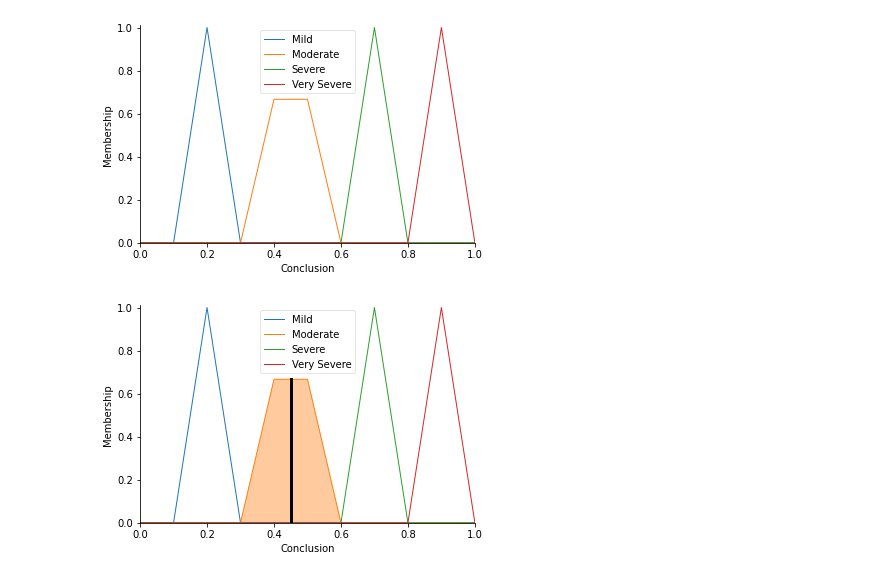
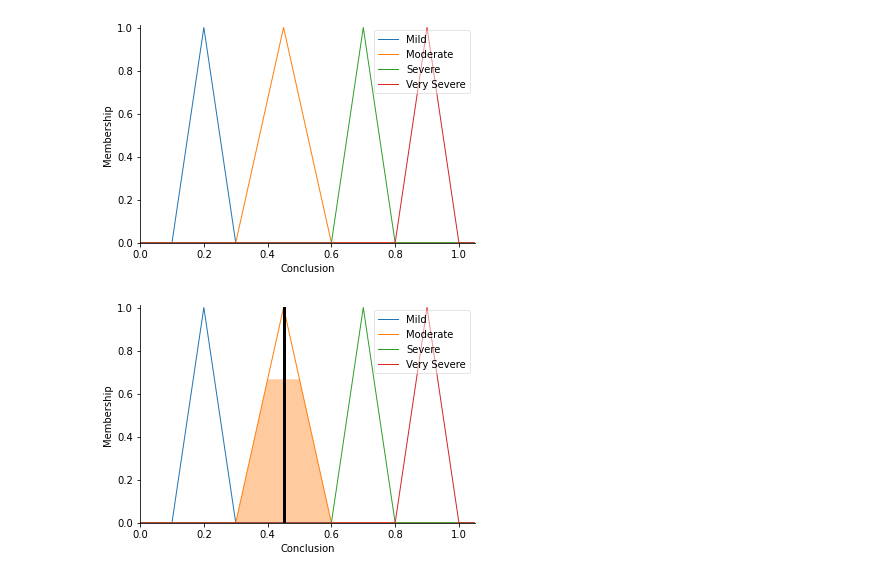
Before and after one commit to ZungLV/AI, a Jupyter notebook: AI_LeVietDung_20146237_W5.ipynb, the cells around one changed output. Cells and saved outputs as stored; diff of their text form; code cells hidden in the pictures.

```diff
--- a/AI_LeVietDung_20146237_W5.ipynb
+++ b/AI_LeVietDung_20146237_W5.ipynb
@@ -26,7 +26,7 @@ import matplotlib.pyplot as plt
 from skfuzzy import control as ctrl
 
 #tao bien dau vao Fever
-Fever = ctrl.Antecedent(np.arange(0,1.1,0.1),'Fever')
+Fever = ctrl.Antecedent(np.arange(0,1.1,0.05),'Fever')
 #tao gia tri cho tung phan tu Fever
 Fever['Mild']=fz.trimf(Fever.universe,[0.1,0.2,0.3])
 Fever['Moderate']=fz.trimf(Fever.universe,[0.3,0.45,0.6])
@@ -34,7 +34,7 @@ Fever['Severe']=fz.trimf(Fever.universe,[0.6,0.7,0.8])
 Fever['Very Severe']=fz.trimf(Fever.universe,[0.8,0.9,1])
 
 #tao bien dau vao Headache
-Headache = ctrl.Antecedent(np.arange(0,1.1,0.1),'Headache')
+Headache = ctrl.Antecedent(np.arange(0,1.1,0.05),'Headache')
 #tao gia tri cho tung phan tu Headache
 Headache['Mild']=fz.trimf(Headache.universe,[0.1,0.2,0.3])
 Headache['Moderate']=fz.trimf(Headache.universe,[0.3,0.45,0.6])
@@ -42,7 +42,7 @@ Headache['Severe']=fz.trimf(Headache.universe,[0.6,0.7,0.8])
 Headache['Very Severe']=fz.trimf(Headache.universe,[0.8,0.9,1])
 
 #tao bien dau vao Nausea
-Nausea = ctrl.Antecedent(np.arange(0,1.1,0.1),'Nausea')
+Nausea = ctrl.Antecedent(np.arange(0,1.1,0.05),'Nausea')
 #tao gia tri cho tung phan tu Nausea
 Nausea['Mild']=fz.trimf(Nausea.universe,[0.1,0.2,0.3])
 Nausea['Moderate']=fz.trimf(Nausea.universe,[0.3,0.45,0.6])
@@ -50,7 +50,7 @@ Nausea['Severe']=fz.trimf(Nausea.universe,[0.6,0.7,0.8])
 Nausea['Very Severe']=fz.trimf(Nausea.universe,[0.8,0.9,1])
 
 #tao bien dau vao Vomiting
-Vomiting = ctrl.Antecedent(np.arange(0,1.1,0.1),'Vomiting')
+Vomiting = ctrl.Antecedent(np.arange(0,1.1,0.05),'Vomiting')
 #tao gia tri cho tung phan tu Vomiting
 Vomiting['Mild']=fz.trimf(Vomiting.universe,[0.1,0.2,0.3])
 Vomiting['Moderate']=fz.trimf(Vomiting.universe,[0.3,0.45,0.6])
@@ -58,7 +58,7 @@ Vomiting['Severe']=fz.trimf(Vomiting.universe,[0.6,0.7,0.8])
 Vomiting['Very Severe']=fz.trimf(Vomiting.universe,[0.8,0.9,1])
 
 #tao bien dau vao Jaundice
-Jaundice = ctrl.Antecedent(np.arange(0,1.1,0.1),'Jaundice')
+Jaundice = ctrl.Antecedent(np.arange(0,1.1,0.05),'Jaundice')
 #tao gia tri cho tung phan tu Jaundice
 Jaundice['Mild']=fz.trimf(Jaundice.universe,[0.1,0.2,0.3])
 Jaundice['Moderate']=fz.trimf(Jaundice.universe,[0.3,0.45,0.6])
@@ -66,7 +66,7 @@ Jaundice['Severe']=fz.trimf(Jaundice.universe,[0.6,0.7,0.8])
 Jaundice['Very Severe']=fz.trimf(Jaundice.universe,[0.8,0.9,1])
 
 #tao bien dau vao Enlarge Liver
-Enlarge_Liver = ctrl.Antecedent(np.arange(0,1.1,0.1),'Enlarge Liver')
+Enlarge_Liver = ctrl.Antecedent(np.arange(0,1.1,0.05),'Enlarge Liver')
 #tao gia tri cho tung phan tu Enlarge Liver
 Enlarge_Liver['Mild']=fz.trimf(Enlarge_Liver.universe,[0.1,0.2,0.3])
 Enlarge_Liver['Moderate']=fz.trimf(Enlarge_Liver.universe,[0.3,0.45,0.6])
@@ -74,7 +74,7 @@ Enlarge_Liver['Severe']=fz.trimf(Enlarge_Liver.universe,[0.6,0.7,0.8])
 Enlarge_Liver['Very Severe']=fz.trimf(Enlarge_Liver.universe,[0.8,0.9,1])
 
 #tao bien dau vao Joint Pain
-Joint_Pain = ctrl.Antecedent(np.arange(0,1.1,0.1),'Joint Pain')
+Joint_Pain = ctrl.Antecedent(np.arange(0,1.1,0.05),'Joint Pain')
 #tao gia tri cho tung phan tu Joint Pain
 Joint_Pain['Mild']=fz.trimf(Joint_Pain.universe,[0.1,0.2,0.3])
 Joint_Pain['Moderate']=fz.trimf(Joint_Pain.universe,[0.3,0.45,0.6])
@@ -82,7 +82,7 @@ Joint_Pain['Severe']=fz.trimf(Joint_Pain.universe,[0.6,0.7,0.8])
 Joint_Pain['Very Severe']=fz.trimf(Joint_Pain.universe,[0.8,0.9,1])
 
 #tao bien dau vao Body Weakness
-Body_Weakness = ctrl.Antecedent(np.arange(0,1.1,0.1),'Body Weakness')
+Body_Weakness = ctrl.Antecedent(np.arange(0,1.1,0.05),'Body Weakness')
 #tao gia tri cho tung phan tu Body Weakness
 Body_Weakness['Mild']=fz.trimf(Body_Weakness.universe,[0.1,0.2,0.3])
 Body_Weakness['Moderate']=fz.trimf(Body_Weakness.universe,[0.3,0.45,0.6])
@@ -90,7 +90,7 @@ Body_Weakness['Severe']=fz.trimf(Body_Weakness.universe,[0.6,0.7,0.8])
 Body_Weakness['Very Severe']=fz.trimf(Body_Weakness.universe,[0.8,0.9,1])
 
 #tao bien dau vao Dizziness
-Dizziness = ctrl.Antecedent(np.arange(0,1.1,0.1),'Dizziness')
+Dizziness = ctrl.Antecedent(np.arange(0,1.1,0.05),'Dizziness')
 #tao gia tri cho tung phan tu Dizziness
 Dizziness['Mild']=fz.trimf(Dizziness.universe,[0.1,0.2,0.3])
 Dizziness['Moderate']=fz.trimf(Dizziness.universe,[0.3,0.45,0.6])
@@ -98,7 +98,7 @@ Dizziness['Severe']=fz.trimf(Dizziness.universe,[0.6,0.7,0.8])
 Dizziness['Very Severe']=fz.trimf(Dizziness.universe,[0.8,0.9,1])
 
 #tao bien dau vao Loss of Appetite
-Loss_of_Appetite = ctrl.Antecedent(np.arange(0,1.1,0.1),'Loss of Appetite')
+Loss_of_Appetite = ctrl.Antecedent(np.arange(0,1.1,0.05),'Loss of Appetite')
 #tao gia tri cho tung phan tu Loss of Appetite
 Loss_of_Appetite['Mild']=fz.trimf(Loss_of_Appetite.universe,[0.1,0.2,0.3])
 Loss_of_Appetite['Moderate']=fz.trimf(Loss_of_Appetite.universe,[0.3,0.45,0.6])
@@ -106,7 +106,7 @@ Loss_of_Appetite['Severe']=fz.trimf(Loss_of_Appetite.universe,[0.6,0.7,0.8])
 Loss_of_Appetite['Very Severe']=fz.trimf(Loss_of_Appetite.universe,[0.8,0.9,1])
 
 #tao bien dau vao Loss of MP
-MP = ctrl.Antecedent(np.arange(0,1.1,0.1),'MP')
+MP = ctrl.Antecedent(np.arange(0,1.1,0.05),'MP')
 #tao gia tri cho tung phan tu MP
 MP['Mild']=fz.trimf(MP.universe,[0.1,0.2,0.3])
 MP['Moderate']=fz.trimf(MP.universe,[0.3,0.45,0.6])
@@ -114,7 +114,7 @@ MP['Severe']=fz.trimf(MP.universe,[0.6,0.7,0.8])
 MP['Very Severe']=fz.trimf(MP.universe,[0.8,0.9,1])
 
 #tao bien dau ra Conclusion
-Conclusion = ctrl.Consequent(np.arange(0,1.1,0.1),'Conclusion')
+Conclusion = ctrl.Consequent(np.arange(0,1.1,0.05),'Conclusion')
 #tao gia tri cho tung phan tu Conclusion
 Conclusion['Mild']=fz.trimf(Conclusion.universe,[0.1,0.2,0.3])
 Conclusion['Moderate']=fz.trimf(Conclusion.universe,[0.3,0.45,0.6])
@@ -169,2 +169,2 @@ Conclusion.view(sim=Concl)
-[figure, old version]
+[figure, new version]
-[figure, old version]
+[figure, new version]
```
Also changed, not shown: parts of 1 cell of this notebook.
